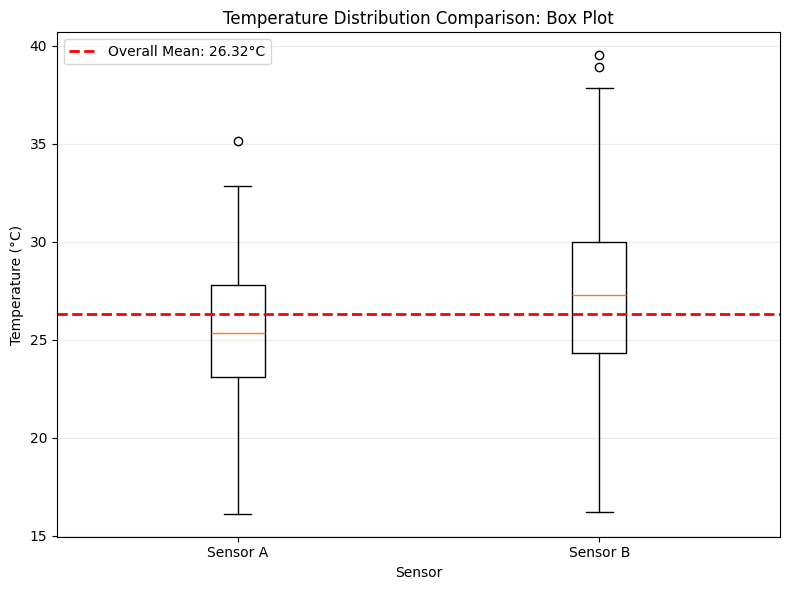
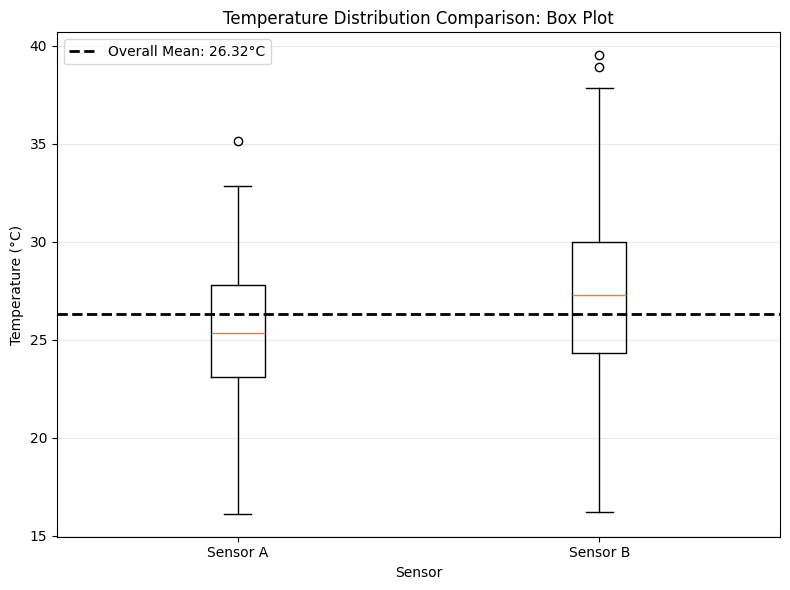
Unified diff of the notebook cell whose output changed from the first chart to the second:
--- before
+++ after
@@ -6,5 +6,5 @@
 
 plt.figure(figsize=(8, 6))
-plt.boxplot([sensor_a, sensor_b], labels=['Sensor A', 'Sensor B'])
+plt.boxplot([sensor_a, sensor_b], tick_labels=['Sensor A', 'Sensor B'])
 
 # Add horizontal dashed line at overall mean

Commit: Fixed MatplotlibDeprecationWarning in cell 4